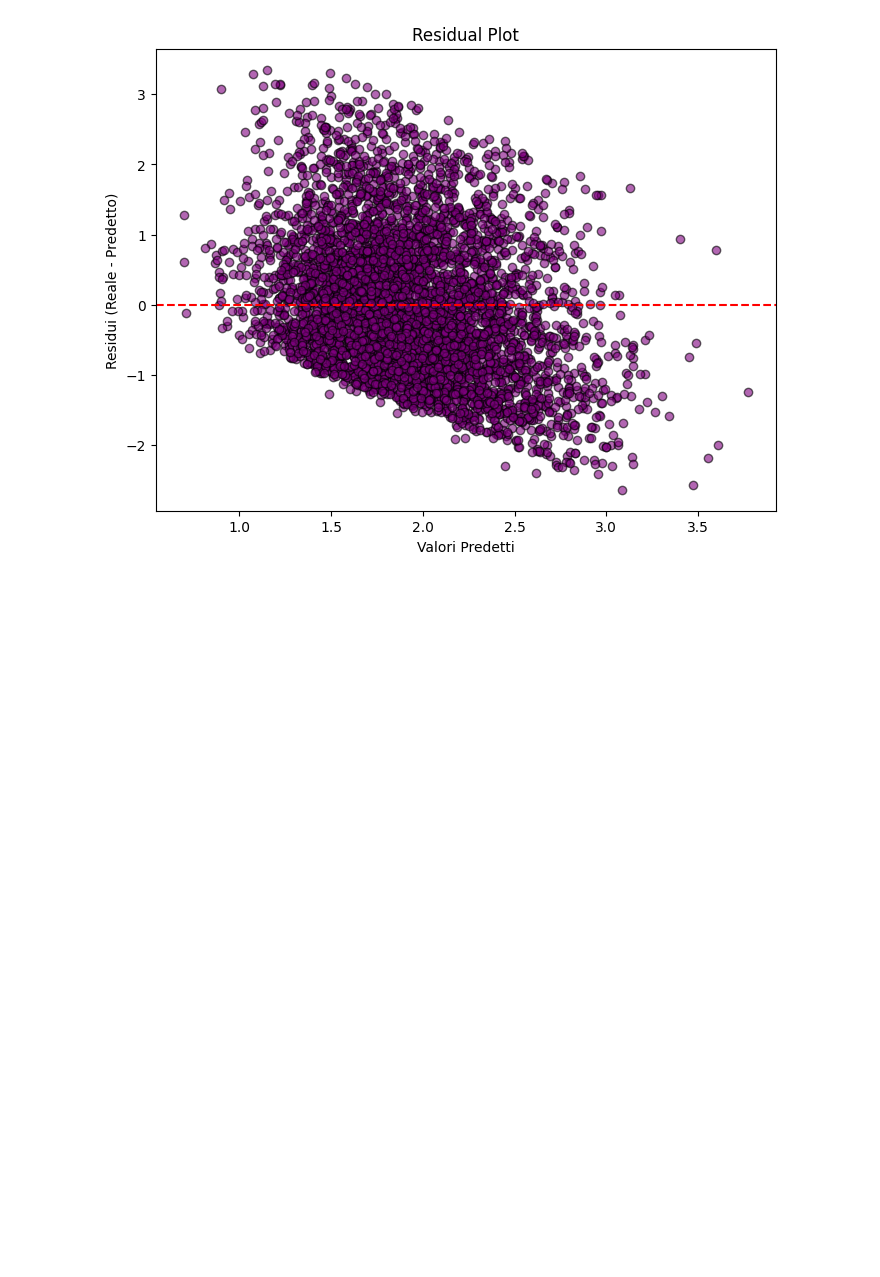
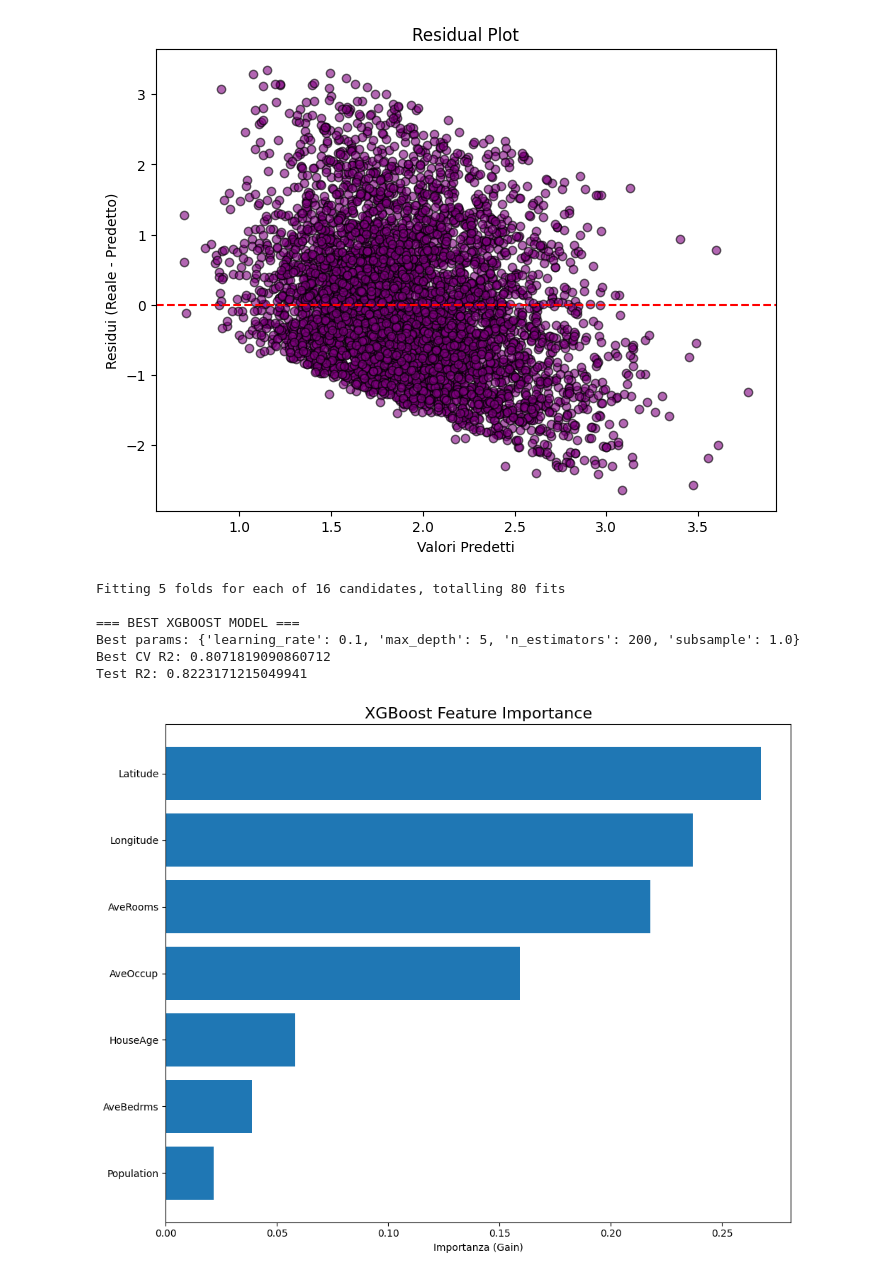
Before and after one commit to GiorgioDn/Scikit_Housing, a Jupyter notebook: KNeighbors_regression.ipynb, the cells around one changed output. Saved outputs shown, nothing was run; the diff lists cells and outputs as text; code cells hidden in the pictures; blank space fills up the shorter version.

```diff
--- a/KNeighbors_regression.ipynb
+++ b/KNeighbors_regression.ipynb
@@ -108,3 +108,73 @@ plt.title("Residual Plot")
 plt.show()
 # %% [output]
 [figure]
+# %%
+from xgboost import XGBRegressor
+from sklearn.model_selection import GridSearchCV, KFold
+
+xgb = XGBRegressor(
+    colsample_bytree=0.8,
+    gamma=0,
+    random_state=42
+)
+
+param_grid = {
+    'n_estimators': [100, 200],
+    'learning_rate': [0.01, 0.1],
+    'max_depth': [3, 5],
+    'subsample': [0.8, 1.0]
+}
+
+cv = KFold(n_splits=5, shuffle=True, random_state=42)
+
+grid_search = GridSearchCV(
+    estimator=xgb,
+    param_grid=param_grid,
+    cv=cv,
+    scoring='r2',
+    verbose=1
+)
+
+grid_search.fit(X_train, y_train)
+
+print("\n=== BEST XGBOOST MODEL ===")
+print("Best params:", grid_search.best_params_)
+print("Best CV R2:", grid_search.best_score_)
+
+best_xgb = grid_search.best_estimator_
+print("Test R2:", best_xgb.score(X_test, y_test))
+# %% [output]
+Fitting 5 folds for each of 16 candidates, totalling 80 fits
+
+=== BEST XGBOOST MODEL ===
+Best params: {'learning_rate': 0.1, 'max_depth': 5, 'n_estimators': 200, 'subsample': 1.0}
+Best CV R2: 0.8071819090860712
+Test R2: 0.8223171215049941
+# %%
+import matplotlib.pyplot as plt
+import numpy as np
+
+# Prendi il miglior modello XGBoost allenato
+model = best_xgb   # se hai usato GridSearchCV
+# model = xgb       # se hai usato un modello semplice
+
+# Importanza delle feature
+importance = model.feature_importances_
+
+# Nomi delle feature
+feature_names = X.columns
+
+# Ordine decrescente
+indices = np.argsort(importance)[::-1]
+
+plt.figure(figsize=(10, 8))
+plt.title("XGBoost Feature Importance", fontsize=16)
+plt.barh(range(len(indices)), importance[indices])
+plt.yticks(range(len(indices)), feature_names[indices])
+plt.gca().invert_yaxis()
+
+plt.xlabel("Importanza (Gain)")
+plt.tight_layout()
+plt.show()
+# %% [output]
+[figure, added]
```
Also changed, not shown: 1 other file.
